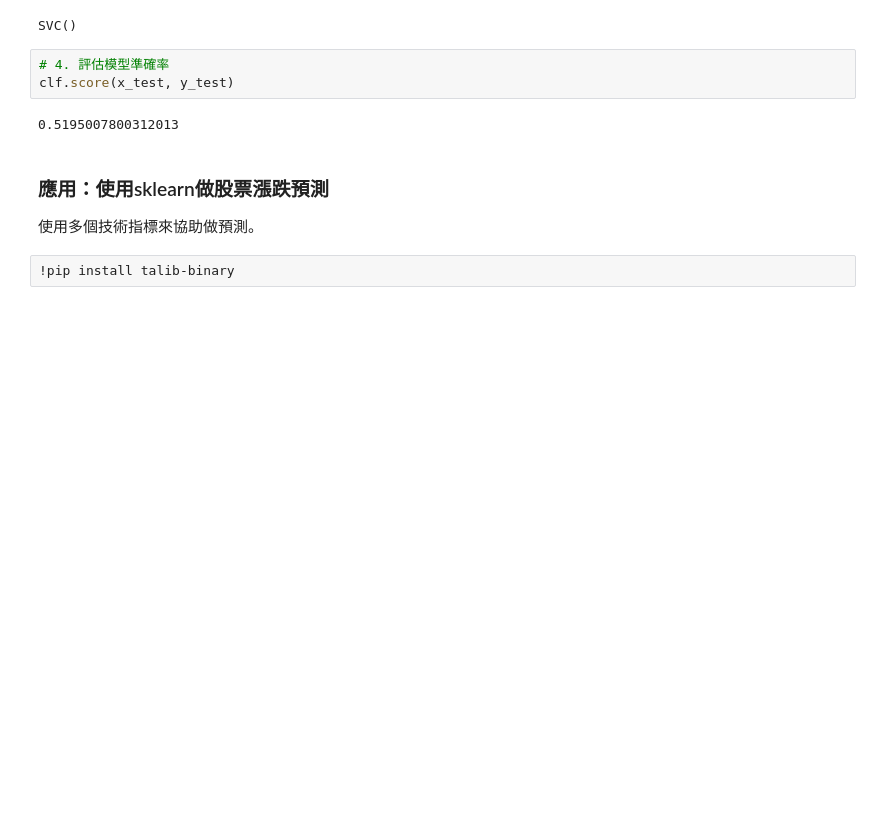
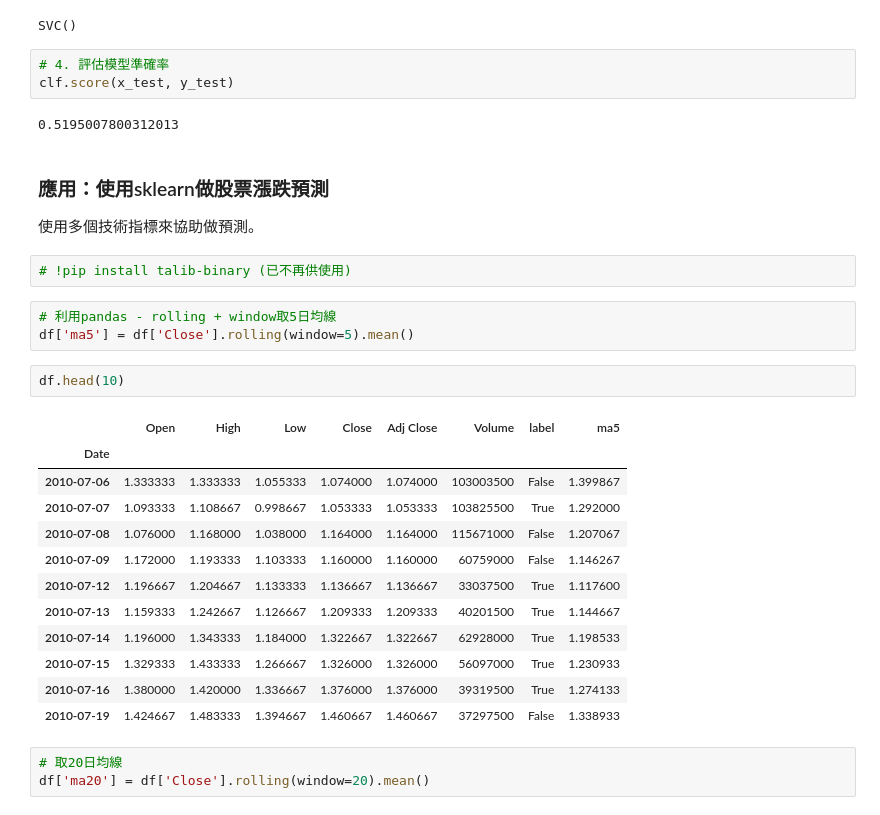
Before and after one commit to zoobe125/20230205-Python, a Jupyter notebook: 20230318.ipynb, the cells around one changed output. Cells and saved outputs as stored; diff of their text form; blank space fills up the shorter version.

```diff
--- a/20230318.ipynb
+++ b/20230318.ipynb
@@ -455,4 +473,25 @@ clf.score(x_test, y_test)
 
 使用多個技術指標來協助做預測。
 # %%
-!pip install talib-binary
+# !pip install talib-binary (已不再供使用)
+# %%
+# 利用pandas - rolling + window取5日均線
+df['ma5'] = df['Close'].rolling(window=5).mean()
+# %%
+df.head(10)
+# %% [output]
+|  | Open | High | Low | Close | Adj Close | Volume | label | ma5 |
+| Date |  |  |  |  |  |  |  |  |
+| 2010-07-06 | 1.333333 | 1.333333 | 1.055333 | 1.074000 | 1.074000 | 103003500 | False | 1.399867 |
+| 2010-07-07 | 1.093333 | 1.108667 | 0.998667 | 1.053333 | 1.053333 | 103825500 | True | 1.292000 |
+| 2010-07-08 | 1.076000 | 1.168000 | 1.038000 | 1.164000 | 1.164000 | 115671000 | False | 1.207067 |
+| 2010-07-09 | 1.172000 | 1.193333 | 1.103333 | 1.160000 | 1.160000 | 60759000 | False | 1.146267 |
+| 2010-07-12 | 1.196667 | 1.204667 | 1.133333 | 1.136667 | 1.136667 | 33037500 | True | 1.117600 |
+| 2010-07-13 | 1.159333 | 1.242667 | 1.126667 | 1.209333 | 1.209333 | 40201500 | True | 1.144667 |
+| 2010-07-14 | 1.196000 | 1.343333 | 1.184000 | 1.322667 | 1.322667 | 62928000 | True | 1.198533 |
+| 2010-07-15 | 1.329333 | 1.433333 | 1.266667 | 1.326000 | 1.326000 | 56097000 | True | 1.230933 |
+| 2010-07-16 | 1.380000 | 1.420000 | 1.336667 | 1.376000 | 1.376000 | 39319500 | True | 1.274133 |
+| 2010-07-19 | 1.424667 | 1.483333 | 1.394667 | 1.460667 | 1.460667 | 37297500 | False | 1.338933 |
+# %%
+# 取20日均線
+df['ma20'] = df['Close'].rolling(window=20).mean()
```
Also changed, not shown: parts of 13 cells of this notebook.
